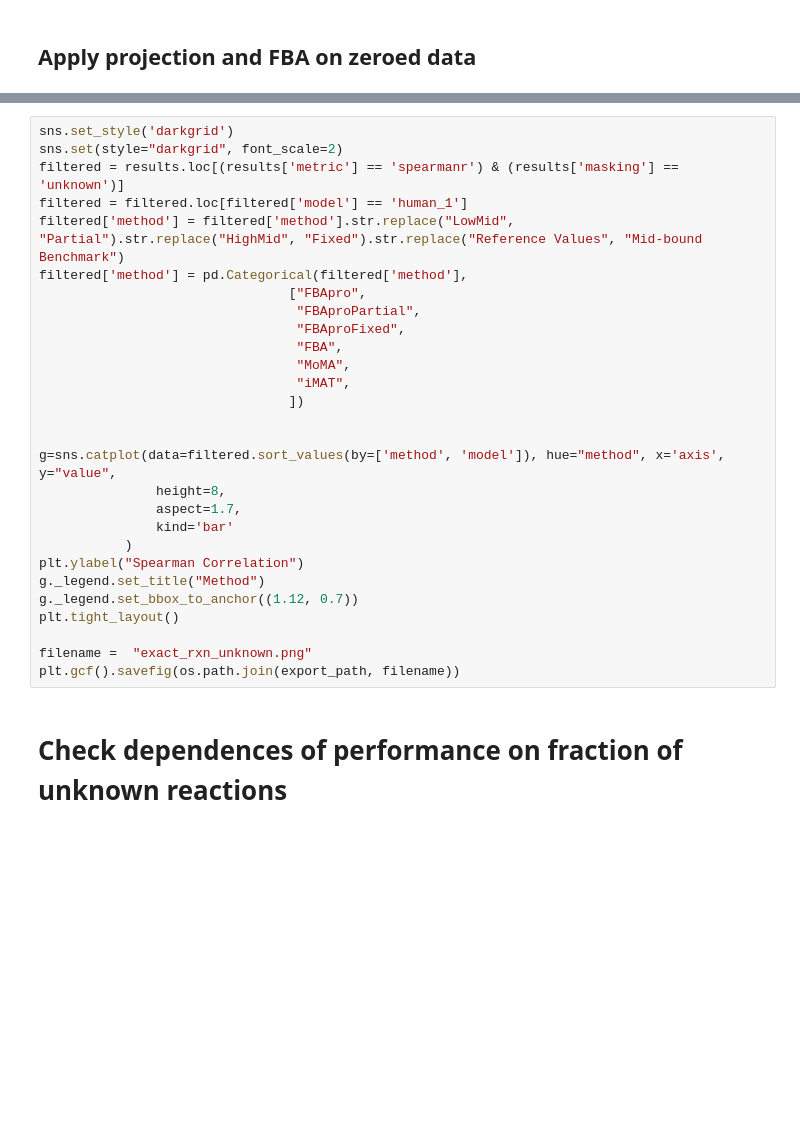
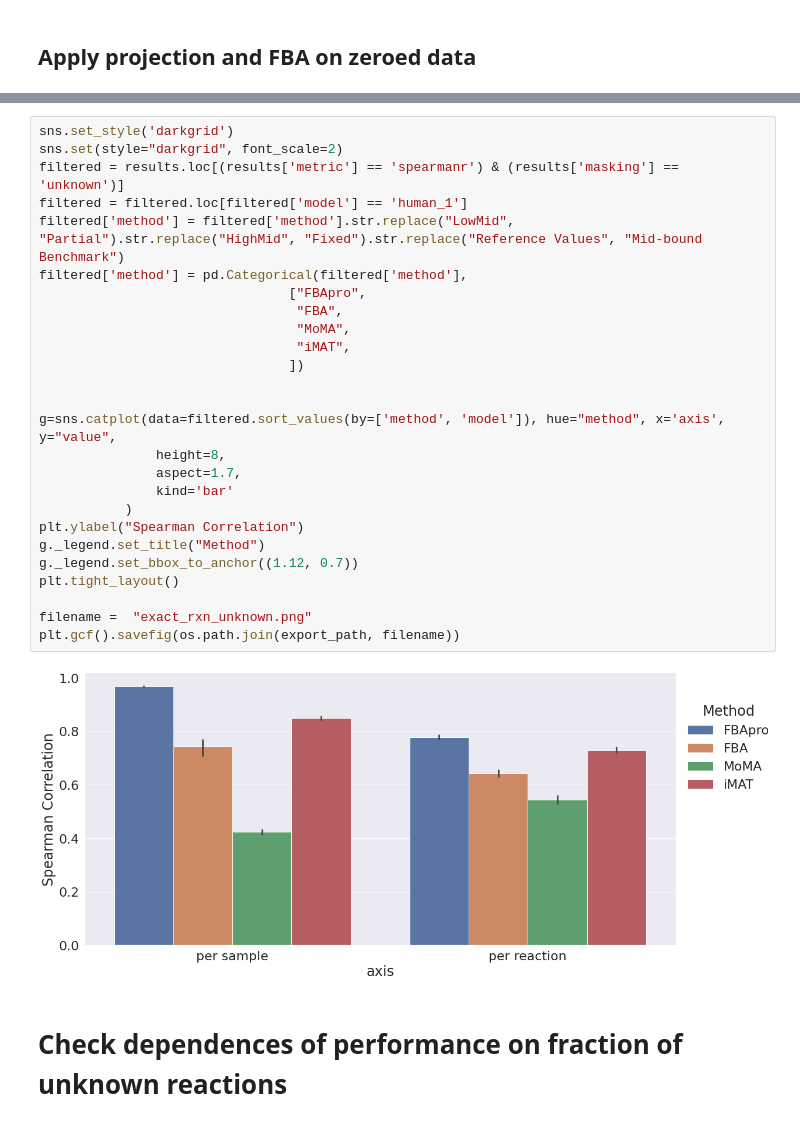
Before and after one commit to Singh-Lab/FBApro, a Jupyter notebook: synthetic_exact_noisy_data.ipynb, the cells around one changed output, grey strips where cells are left out. Saved outputs shown, nothing was run; the diff lists cells and outputs as text; blank space fills up the shorter version.

```diff
--- a/synthetic_exact_noisy_data.ipynb
+++ b/synthetic_exact_noisy_data.ipynb
@@ -253,31 +403,31 @@ plt.gcf().savefig(os.path.join(export_path, filename))
 # %%
 sns.set_style('darkgrid')
 sns.set(style="darkgrid", font_scale=2)
 filtered = results.loc[(results['metric'] == 'spearmanr') & (results['masking'] == 'unknown')]
 filtered = filtered.loc[filtered['model'] == 'human_1']
 filtered['method'] = filtered['method'].str.replace("LowMid", "Partial").str.replace("HighMid", "Fixed").str.replace("Reference Values", "Mid-bound Benchmark")
 filtered['method'] = pd.Categorical(filtered['method'],
                                 ["FBApro",
-                                 "FBAproPartial",
-                                 "FBAproFixed",
                                  "FBA",
                                  "MoMA",
                                  "iMAT",
                                 ])
 
 
 g=sns.catplot(data=filtered.sort_values(by=['method', 'model']), hue="method", x='axis', y="value",
                height=8,
                aspect=1.7,
                kind='bar'
            )
 plt.ylabel("Spearman Correlation")
 g._legend.set_title("Method")
 g._legend.set_bbox_to_anchor((1.12, 0.7))
 plt.tight_layout()
 
 filename =  "exact_rxn_unknown.png"
 plt.gcf().savefig(os.path.join(export_path, filename))
+# %% [output]
+[figure, added]
 # %% [markdown]
 # Check dependences of performance on fraction of unknown reactions
 # %%
```
Also changed, not shown: parts of 11 cells of this notebook, 4 other files.
